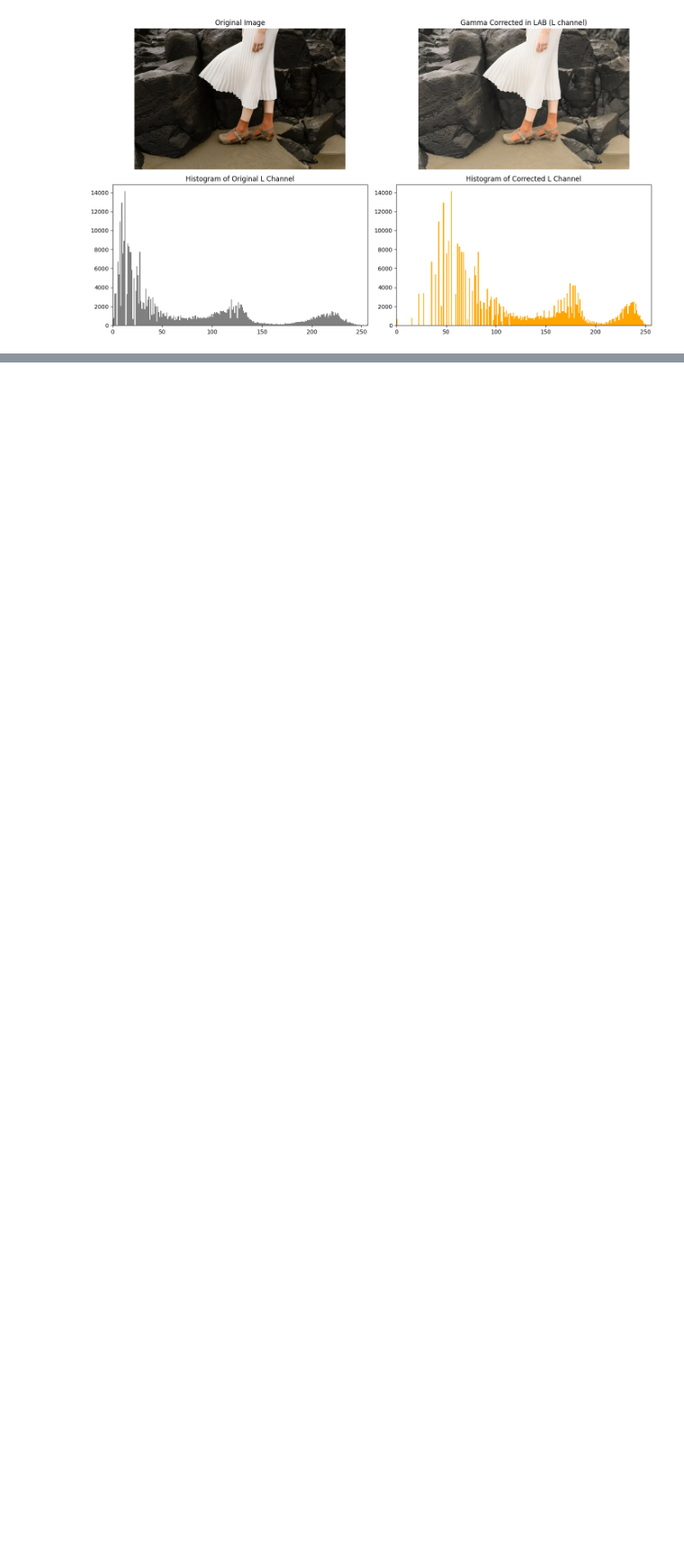
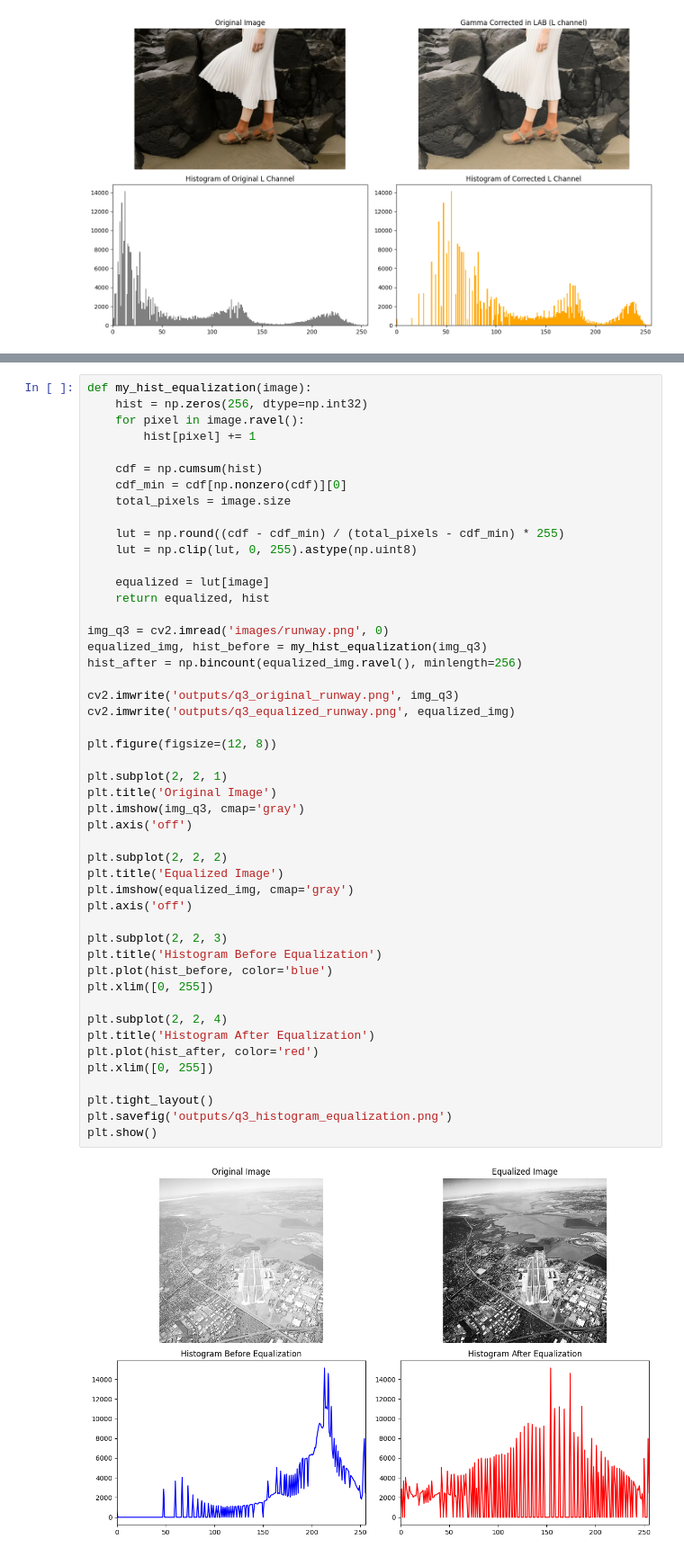
Before and after one commit to Suganthini-G/Intensity-Transformations-and-Neighborhood-Filtering, a Jupyter notebook: 258828H.ipynb, the cells around one changed output, grey strips where cells are left out. Shown at 90% size. Cells and saved outputs as stored; diff of their text form; blank space fills up the shorter version.

```diff
--- a/258828H.ipynb
+++ b/258828H.ipynb
@@ -128,0 +131,50 @@ plt.show()
+# %%
+def my_hist_equalization(image):
+    hist = np.zeros(256, dtype=np.int32)
+    for pixel in image.ravel():
+        hist[pixel] += 1
+
+    cdf = np.cumsum(hist)
+    cdf_min = cdf[np.nonzero(cdf)][0]
+    total_pixels = image.size
+
+    lut = np.round((cdf - cdf_min) / (total_pixels - cdf_min) * 255)
+    lut = np.clip(lut, 0, 255).astype(np.uint8)
+
+    equalized = lut[image]
+    return equalized, hist
+
+img_q3 = cv2.imread('images/runway.png', 0)
+equalized_img, hist_before = my_hist_equalization(img_q3)
+hist_after = np.bincount(equalized_img.ravel(), minlength=256)
+
+cv2.imwrite('outputs/q3_original_runway.png', img_q3)
+cv2.imwrite('outputs/q3_equalized_runway.png', equalized_img)
+
+plt.figure(figsize=(12, 8))
+
+plt.subplot(2, 2, 1)
+plt.title('Original Image')
+plt.imshow(img_q3, cmap='gray')
+plt.axis('off')
+
+plt.subplot(2, 2, 2)
+plt.title('Equalized Image')
+plt.imshow(equalized_img, cmap='gray')
+plt.axis('off')
+
+plt.subplot(2, 2, 3)
+plt.title('Histogram Before Equalization')
+plt.plot(hist_before, color='blue')
+plt.xlim([0, 255])
+
+plt.subplot(2, 2, 4)
+plt.title('Histogram After Equalization')
+plt.plot(hist_after, color='red')
+plt.xlim([0, 255])
+
+plt.tight_layout()
+plt.savefig('outputs/q3_histogram_equalization.png')
+plt.show()
+# %% [output]
+[figure, added]
```
Also changed, not shown: parts of 3 cells of this notebook, 6 other files.
